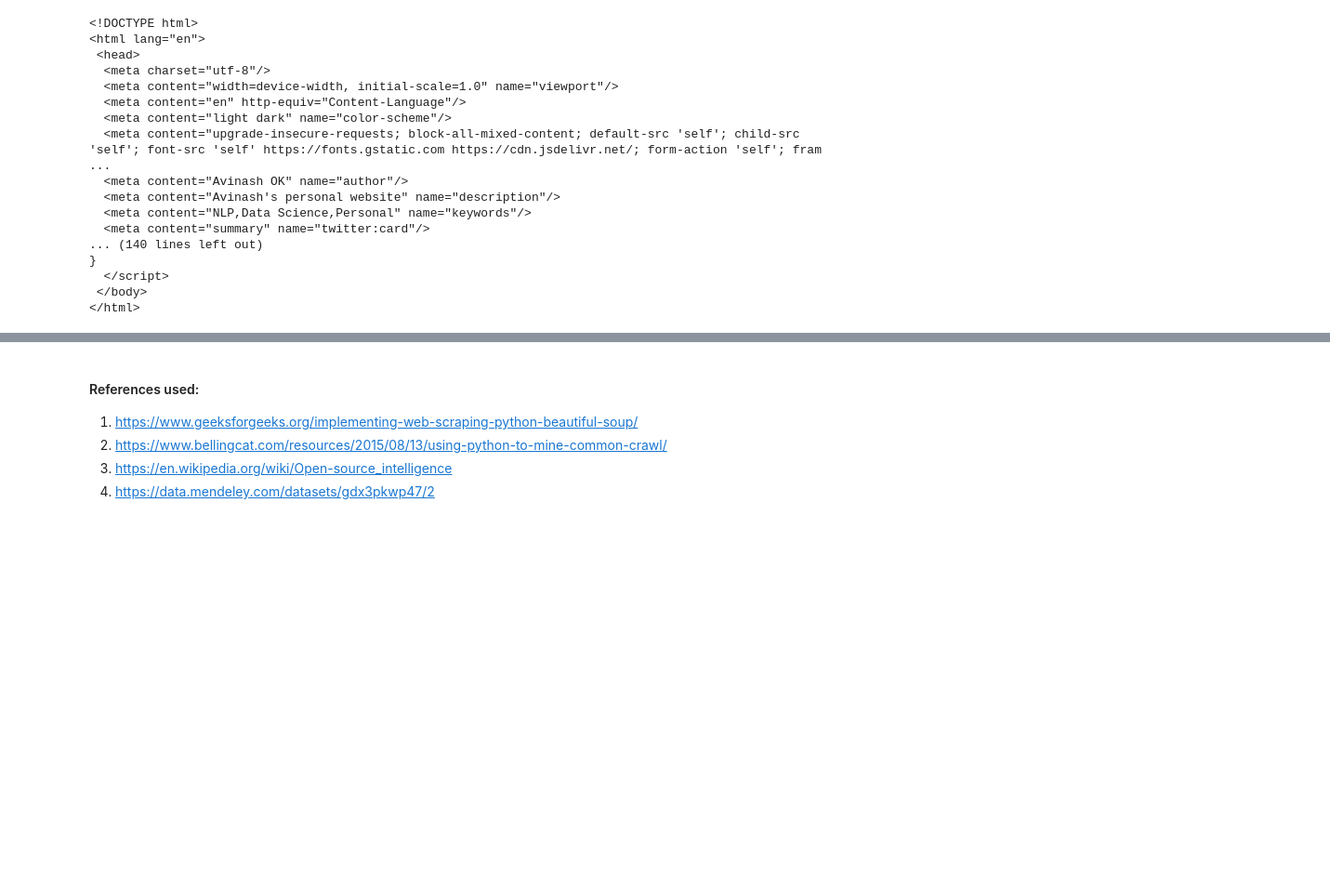
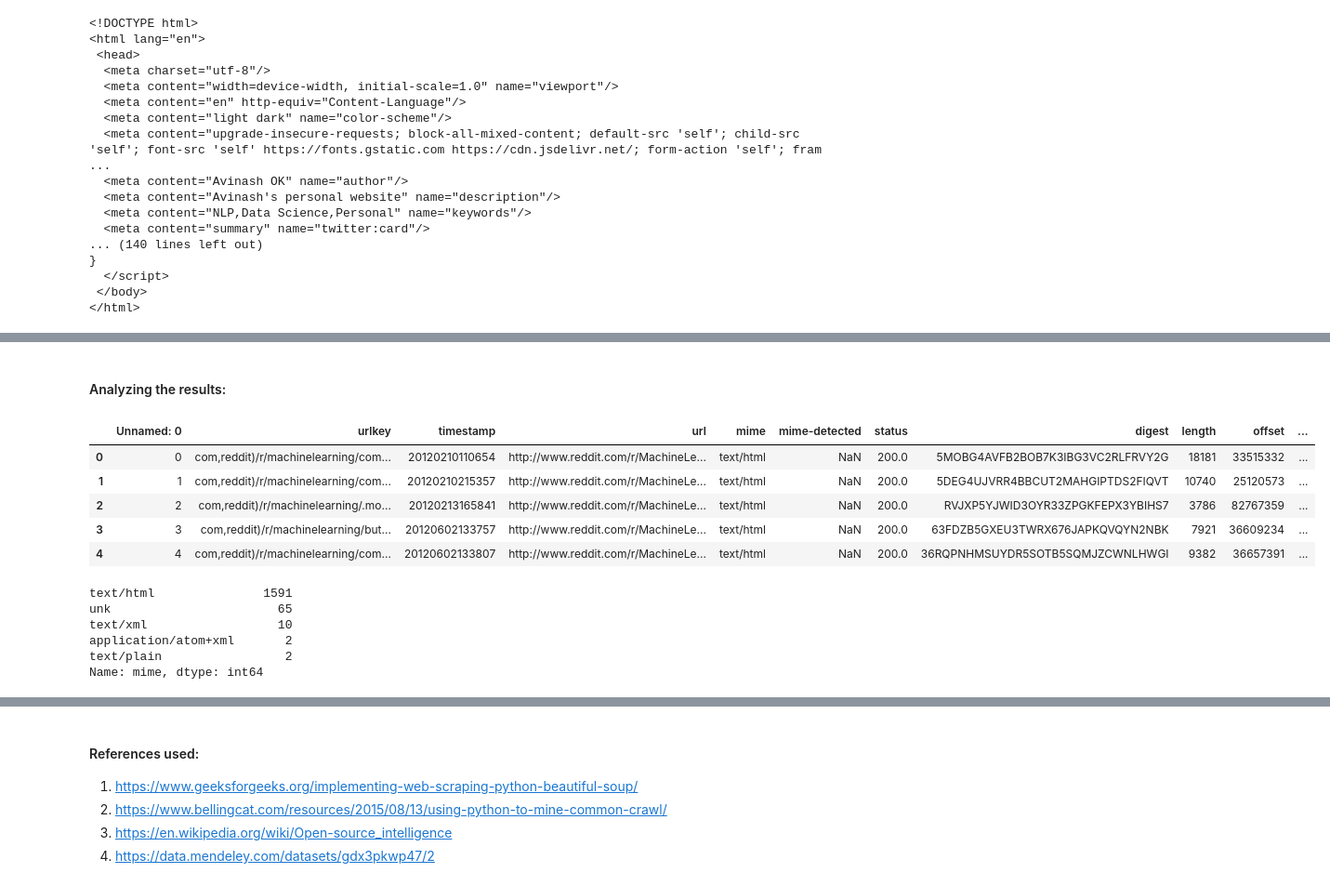
Before and after one commit to avinashok/DataSpider, a Jupyter notebook: DataSpider - Master notebook.ipynb, the cells around one changed output, grey strips where cells are left out. Shown at 93% size. Saved outputs shown, nothing was run; the diff lists cells and outputs as text; code cells hidden in the pictures; blank space fills up the shorter version.

```diff
--- a/DataSpider - Master notebook.ipynb
+++ b/DataSpider - Master notebook.ipynb
@@ -53,0 +64,21 @@ Audio(sound_file, autoplay=True)
+# %% [markdown]
+#### Analyzing the results:
+# %%
+df = pd.read_csv("./output/results.csv")
+df.head()
+# %% [output]
+|  | Unnamed: 0 | urlkey | timestamp | url | mime | mime-detected | status | digest | length | offset | ... |
+| 0 | 0 | com,reddit)/r/machinelearning/com... | 20120210110654 | http://www.reddit.com/r/MachineLe... | text/html | NaN | 200.0 | 5MOBG4AVFB2BOB7K3IBG3VC2RLFRVY2G | 18181 | 33515332 | ... |
+| 1 | 1 | com,reddit)/r/machinelearning/com... | 20120210215357 | http://www.reddit.com/r/MachineLe... | text/html | NaN | 200.0 | 5DEG4UJVRR4BBCUT2MAHGIPTDS2FIQVT | 10740 | 25120573 | ... |
+| 2 | 2 | com,reddit)/r/machinelearning/.mo... | 20120213165841 | http://www.reddit.com/r/MachineLe... | text/html | NaN | 200.0 | RVJXP5YJWID3OYR33ZPGKFEPX3YBIHS7 | 3786 | 82767359 | ... |
+| 3 | 3 | com,reddit)/r/machinelearning/but... | 20120602133757 | http://www.reddit.com/r/MachineLe... | text/html | NaN | 200.0 | 63FDZB5GXEU3TWRX676JAPKQVQYN2NBK | 7921 | 36609234 | ... |
+| 4 | 4 | com,reddit)/r/machinelearning/com... | 20120602133807 | http://www.reddit.com/r/MachineLe... | text/html | NaN | 200.0 | 36RQPNHMSUYDR5SOTB5SQMJZCWNLHWGI | 9382 | 36657391 | ... |
+# %%
+df["mime"].value_counts()
+# %% [output]
+text/html               1591
+unk                       65
+text/xml                  10
+application/atom+xml       2
+text/plain                 2
+Name: mime, dtype: int64
```
Also changed, not shown: parts of 10 cells of this notebook, 3 other files.
